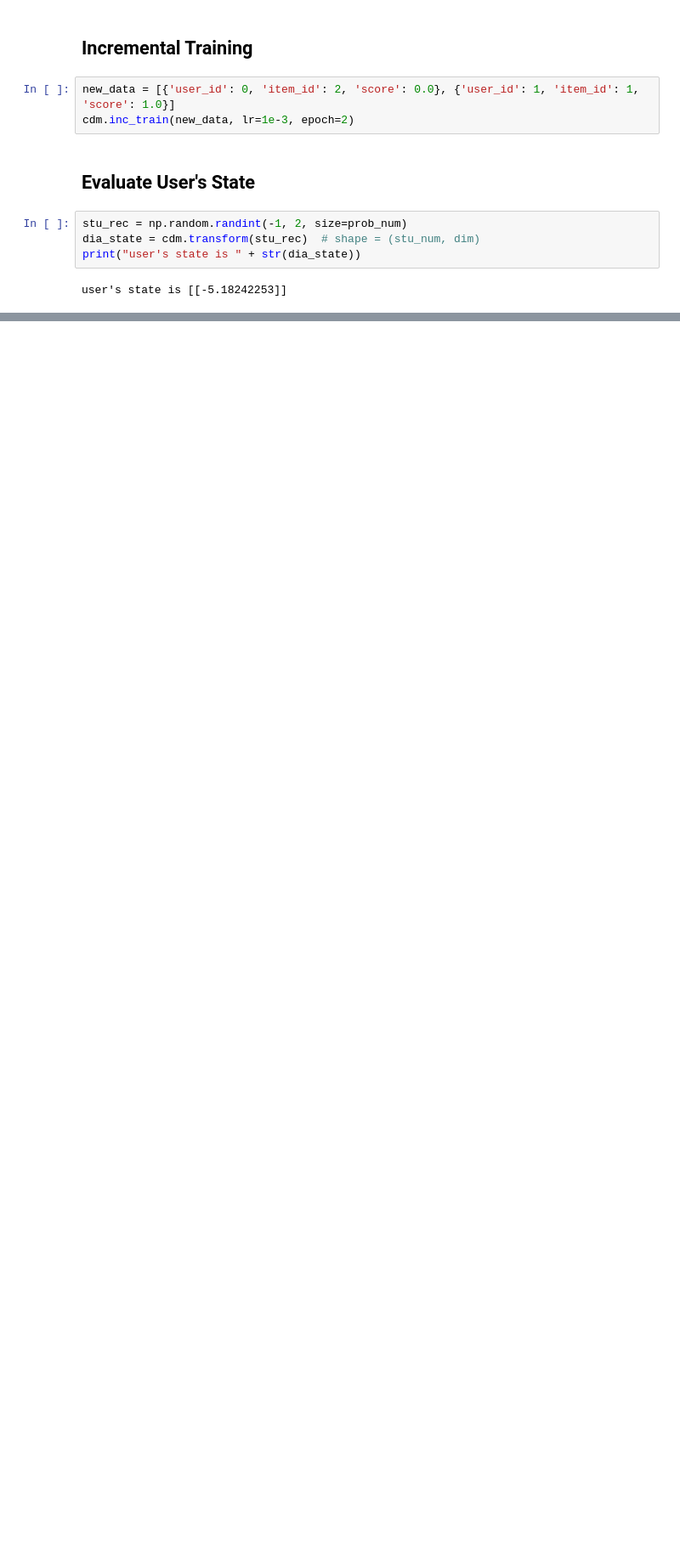
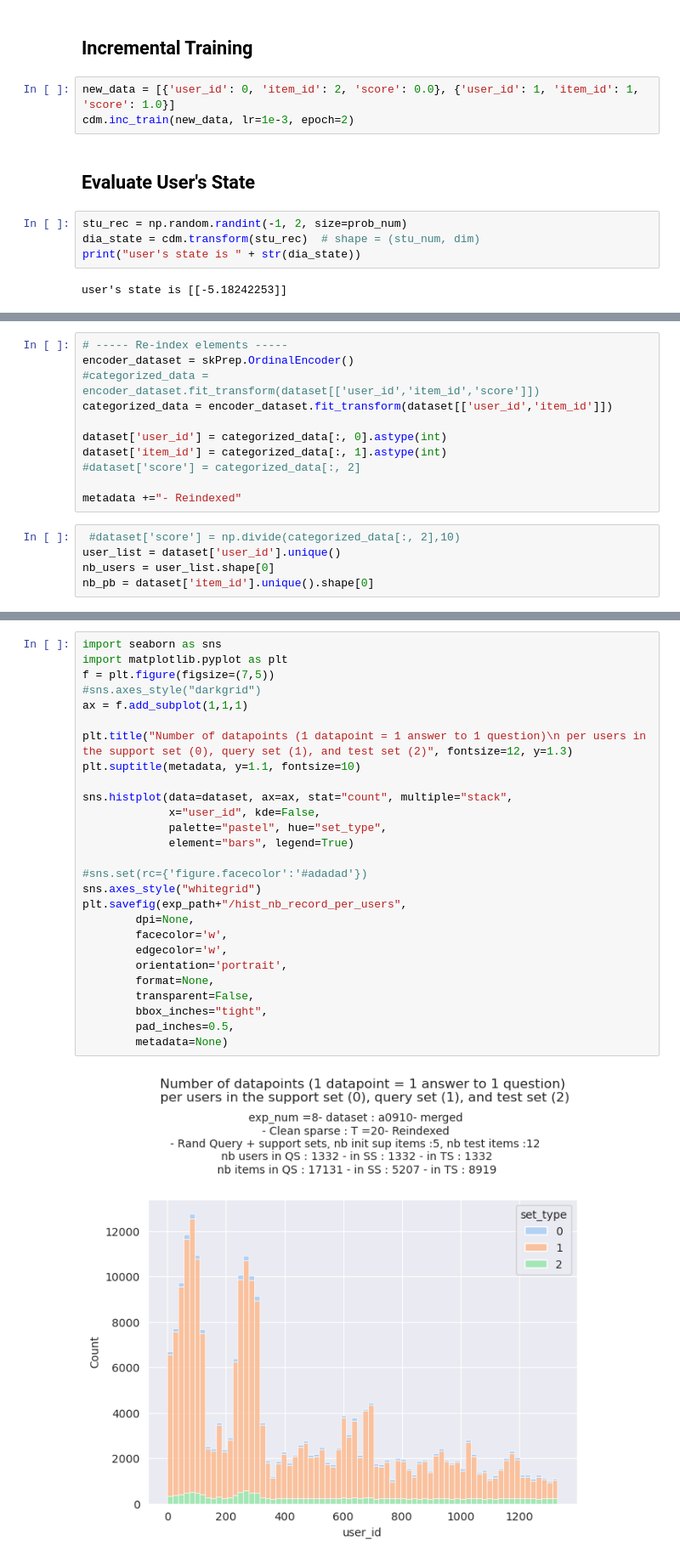
Before and after one commit to INSArthur/EduCDM, a Jupyter notebook: examples/IRT/EM/IRT.ipynb, the cells around one changed output, grey strips where cells are left out. Shown at 85% size. Saved outputs shown, nothing was run; the diff lists cells and outputs as text; blank space fills up the shorter version.

```diff
--- a/examples/IRT/EM/IRT.ipynb
+++ b/examples/IRT/EM/IRT.ipynb
@@ -93,0 +306,16 @@ user's state is [[-5.18242253]]
+# %%
+# ----- Re-index elements -----
+encoder_dataset = skPrep.OrdinalEncoder()
+#categorized_data = encoder_dataset.fit_transform(dataset[['user_id','item_id','score']])
+categorized_data = encoder_dataset.fit_transform(dataset[['user_id','item_id']])
+
+dataset['user_id'] = categorized_data[:, 0].astype(int)
+dataset['item_id'] = categorized_data[:, 1].astype(int)
+#dataset['score'] = categorized_data[:, 2]
+
+metadata +="- Reindexed"
+# %%
+ #dataset['score'] = np.divide(categorized_data[:, 2],10)
+user_list = dataset['user_id'].unique()
+nb_users = user_list.shape[0]
+nb_pb = dataset['item_id'].unique().shape[0]
@@ -93,0 +349,29 @@ user's state is [[-5.18242253]]
+# %%
+import seaborn as sns
+import matplotlib.pyplot as plt
+f = plt.figure(figsize=(7,5))
+#sns.axes_style("darkgrid")
+ax = f.add_subplot(1,1,1)
+
+plt.title("Number of datapoints (1 datapoint = 1 answer to 1 question)\n per users in the support set (0), query set (1), and test set (2)", fontsize=12, y=1.3)
+plt.suptitle(metadata, y=1.1, fontsize=10)
+
+sns.histplot(data=dataset, ax=ax, stat="count", multiple="stack",
+             x="user_id", kde=False,
+             palette="pastel", hue="set_type",
+             element="bars", legend=True)
+
+#sns.set(rc={'figure.facecolor':'#adadad'})
+sns.axes_style("whitegrid")
+plt.savefig(exp_path+"/hist_nb_record_per_users",
+        dpi=None,
+        facecolor='w',
+        edgecolor='w',
+        orientation='portrait',
+        format=None,
+        transparent=False,
+        bbox_inches="tight",
+        pad_inches=0.5,
+        metadata=None)
+# %% [output]
+[figure, added]
```
Also changed, not shown: parts of 51 cells of this notebook, 5 other files.
